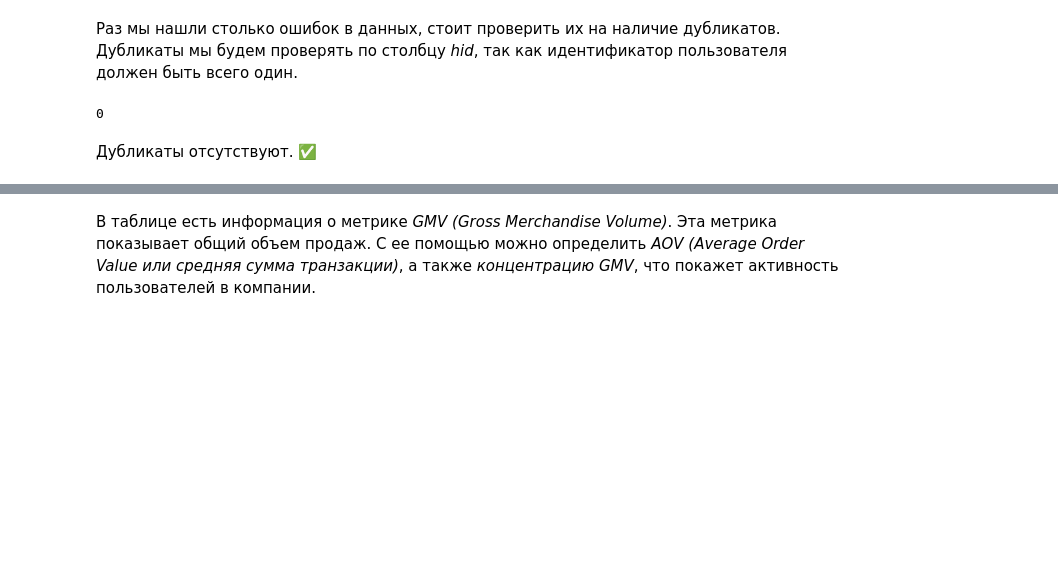
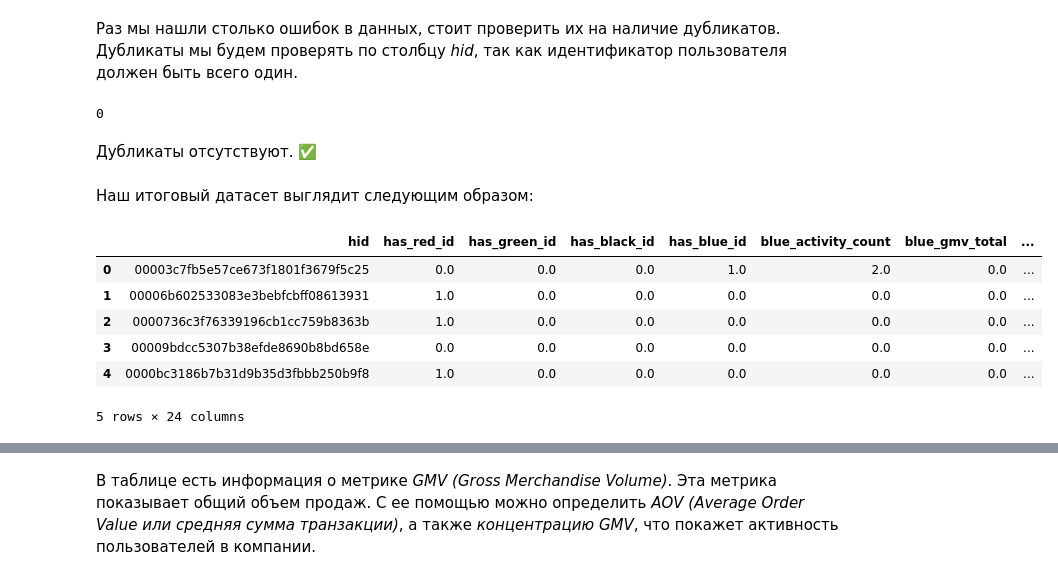
Before and after one commit to ssensse/ds_labs, a Jupyter notebook: Colorful companies/AnalyticTest.ipynb, the cells around one changed output, grey strips where cells are left out. Cells and saved outputs as stored; diff of their text form; code cells hidden in the pictures; blank space fills up the shorter version.

```diff
--- a/Colorful companies/AnalyticTest.ipynb
+++ b/Colorful companies/AnalyticTest.ipynb
@@ -410,4 +423,16 @@ data['hid'].duplicated().sum()
 0
 # %% [markdown]
 Дубликаты отсутствуют. ✅
+# %% [markdown]
+Наш итоговый датасет выглядит следующим образом:
+# %%
+data.head()
+# %% [output]
+|  | hid | has_red_id | has_green_id | has_black_id | has_blue_id | blue_activity_count | blue_gmv_total | ... |
+| 0 | 00003c7fb5e57ce673f1801f3679f5c25 | 0.0 | 0.0 | 0.0 | 1.0 | 2.0 | 0.0 | ... |
+| 1 | 00006b602533083e3bebfcbff08613931 | 1.0 | 0.0 | 0.0 | 0.0 | 0.0 | 0.0 | ... |
+| 2 | 0000736c3f76339196cb1cc759b8363b | 1.0 | 0.0 | 0.0 | 0.0 | 0.0 | 0.0 | ... |
+| 3 | 00009bdcc5307b38efde8690b8bd658e | 0.0 | 0.0 | 0.0 | 0.0 | 0.0 | 0.0 | ... |
+| 4 | 0000bc3186b7b31d9b35d3fbbb250b9f8 | 1.0 | 0.0 | 0.0 | 0.0 | 0.0 | 0.0 | ... |
+5 rows × 24 columns
 # %% [markdown]
```
Also changed, not shown: parts of 93 cells of this notebook.
